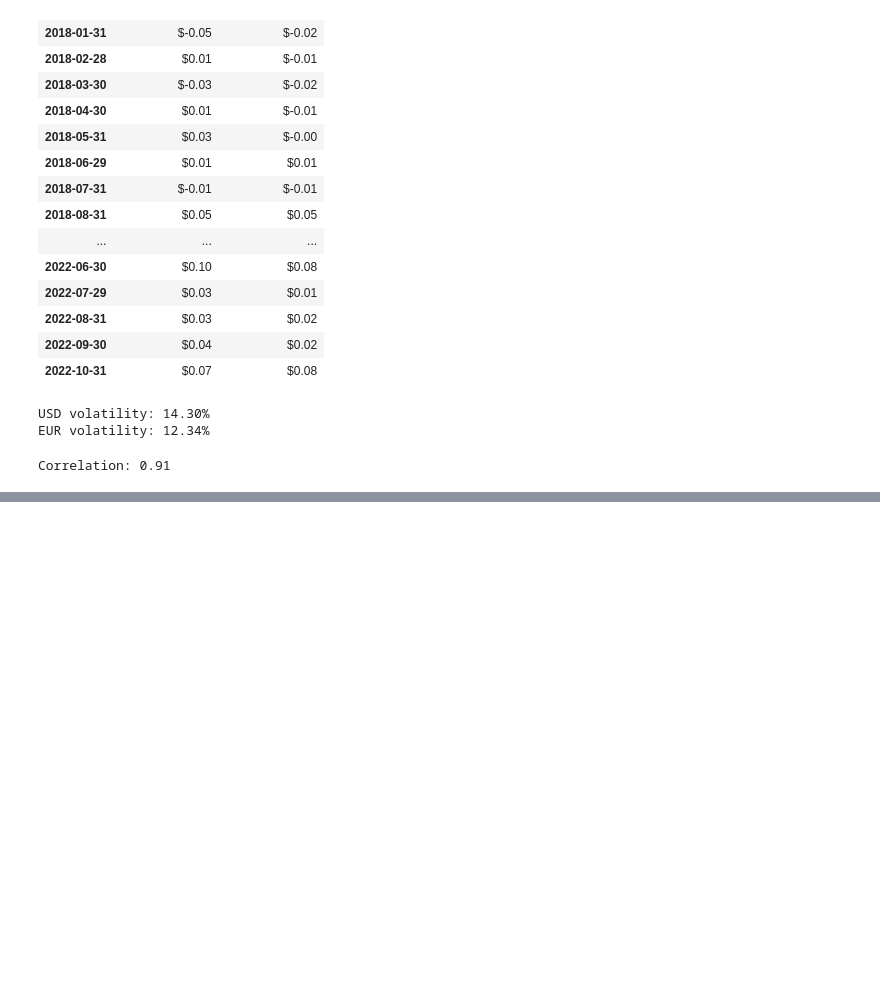
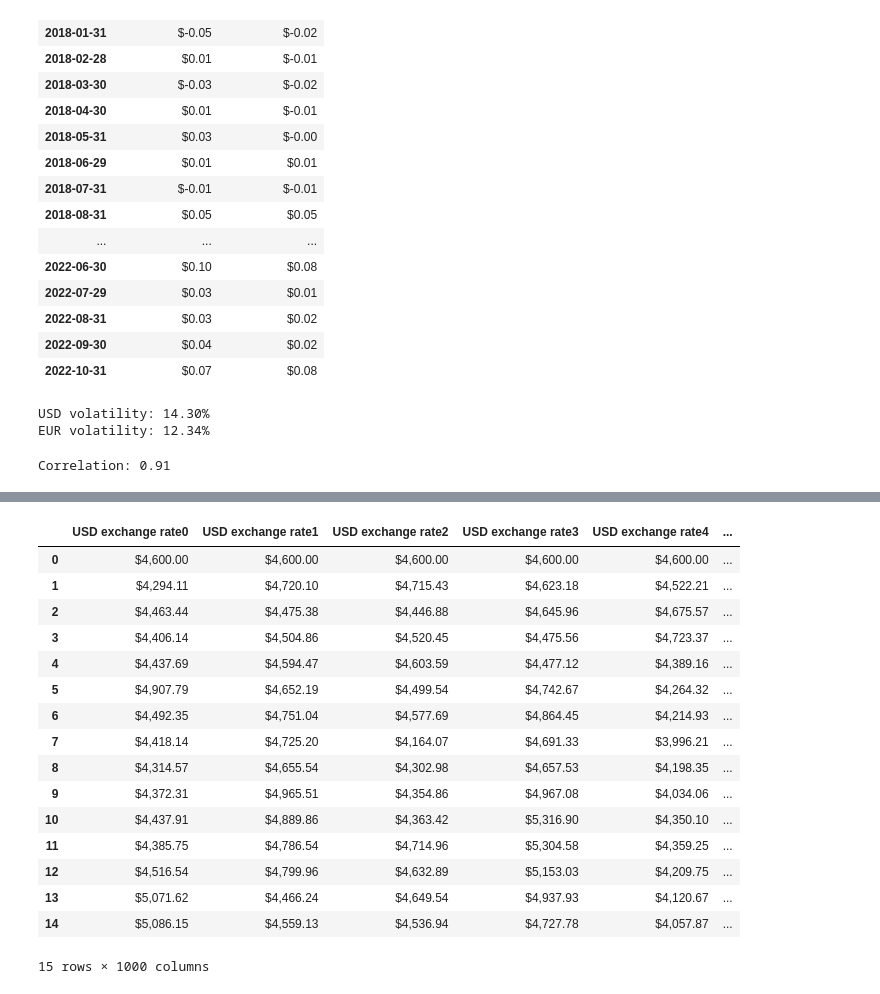
Before and after one commit to smoralesduarte/cashflow_model, a Jupyter notebook: CrowdLoan.ipynb, the cells around one changed output, grey strips where cells are left out. Saved outputs shown, nothing was run; the diff lists cells and outputs as text; code cells hidden in the pictures; blank space fills up the shorter version.

```diff
--- a/CrowdLoan.ipynb
+++ b/CrowdLoan.ipynb
@@ -327,0 +400,20 @@ Correlation: 0.91
+# %%
+scenarios_df_USD
+# %% [output]
+|  | USD exchange rate0 | USD exchange rate1 | USD exchange rate2 | USD exchange rate3 | USD exchange rate4 | ... |
+| 0 | $4,600.00 | $4,600.00 | $4,600.00 | $4,600.00 | $4,600.00 | ... |
+| 1 | $4,294.11 | $4,720.10 | $4,715.43 | $4,623.18 | $4,522.21 | ... |
+| 2 | $4,463.44 | $4,475.38 | $4,446.88 | $4,645.96 | $4,675.57 | ... |
+| 3 | $4,406.14 | $4,504.86 | $4,520.45 | $4,475.56 | $4,723.37 | ... |
+| 4 | $4,437.69 | $4,594.47 | $4,603.59 | $4,477.12 | $4,389.16 | ... |
+| 5 | $4,907.79 | $4,652.19 | $4,499.54 | $4,742.67 | $4,264.32 | ... |
+| 6 | $4,492.35 | $4,751.04 | $4,577.69 | $4,864.45 | $4,214.93 | ... |
+| 7 | $4,418.14 | $4,725.20 | $4,164.07 | $4,691.33 | $3,996.21 | ... |
+| 8 | $4,314.57 | $4,655.54 | $4,302.98 | $4,657.53 | $4,198.35 | ... |
+| 9 | $4,372.31 | $4,965.51 | $4,354.86 | $4,967.08 | $4,034.06 | ... |
+| 10 | $4,437.91 | $4,889.86 | $4,363.42 | $5,316.90 | $4,350.10 | ... |
+| 11 | $4,385.75 | $4,786.54 | $4,714.96 | $5,304.58 | $4,359.25 | ... |
+| 12 | $4,516.54 | $4,799.96 | $4,632.89 | $5,153.03 | $4,209.75 | ... |
+| 13 | $5,071.62 | $4,466.24 | $4,649.54 | $4,937.93 | $4,120.67 | ... |
+| 14 | $5,086.15 | $4,559.13 | $4,536.94 | $4,727.78 | $4,057.87 | ... |
+15 rows × 1000 columns
```
Also changed, not shown: parts of 12 cells of this notebook, 3 other files.
